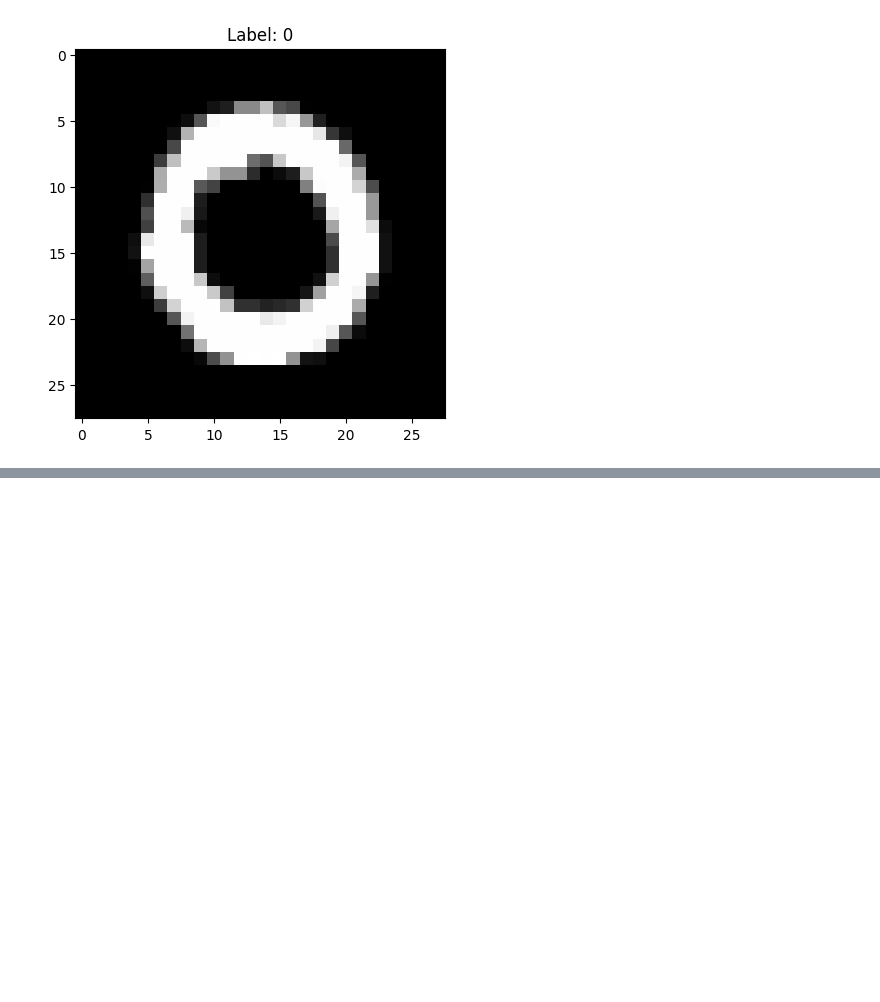
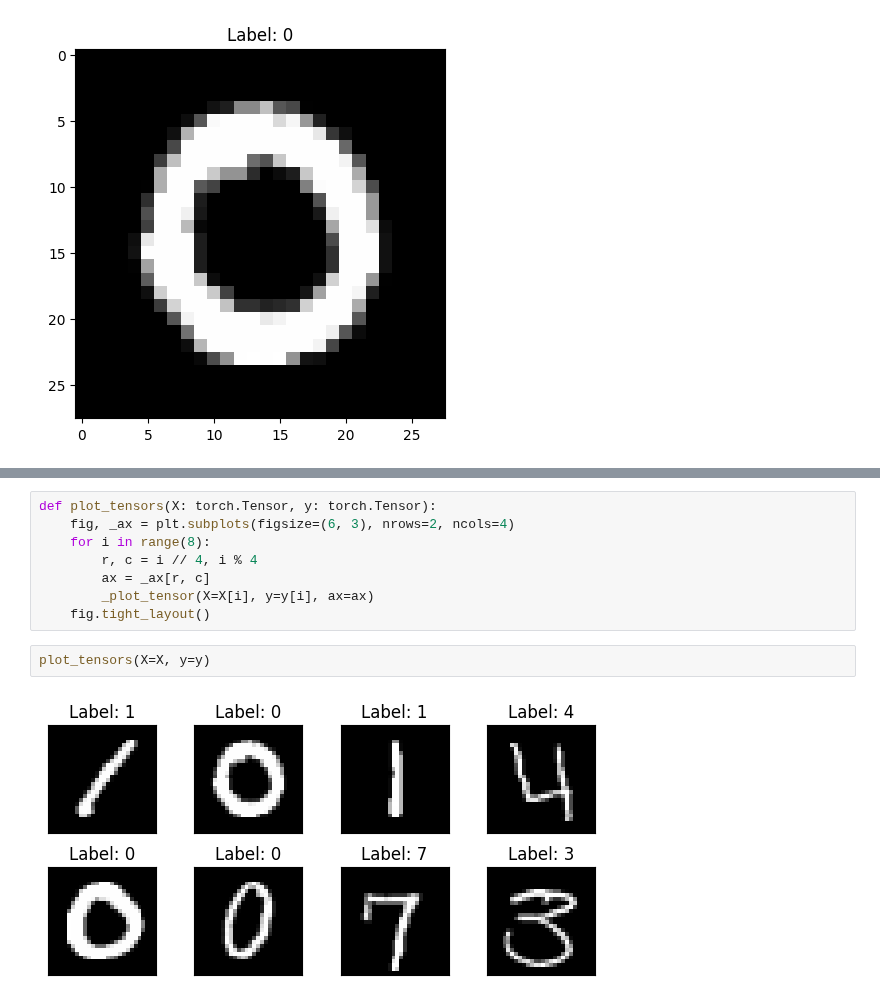
Before and after one commit to Cognitive-Systems-Laboratory/digit-recognizer, a Jupyter notebook: EDA.ipynb, the cells around one changed output, grey strips where cells are left out. Drawn from its saved outputs; the diff is of its cells as text; blank space fills up the shorter version.

```diff
--- a/EDA.ipynb
+++ b/EDA.ipynb
@@ -123,0 +135,12 @@ plot_torch_tensor(X=X, y=y, index=1)
+# %%
+def plot_tensors(X: torch.Tensor, y: torch.Tensor):
+    fig, _ax = plt.subplots(figsize=(6, 3), nrows=2, ncols=4)
+    for i in range(8):
+        r, c = i // 4, i % 4
+        ax = _ax[r, c]
+        _plot_tensor(X=X[i], y=y[i], ax=ax)
+    fig.tight_layout()
+# %%
+plot_tensors(X=X, y=y)
+# %% [output]
+[figure, added]
```
Also changed, not shown: parts of 3 cells of this notebook.
